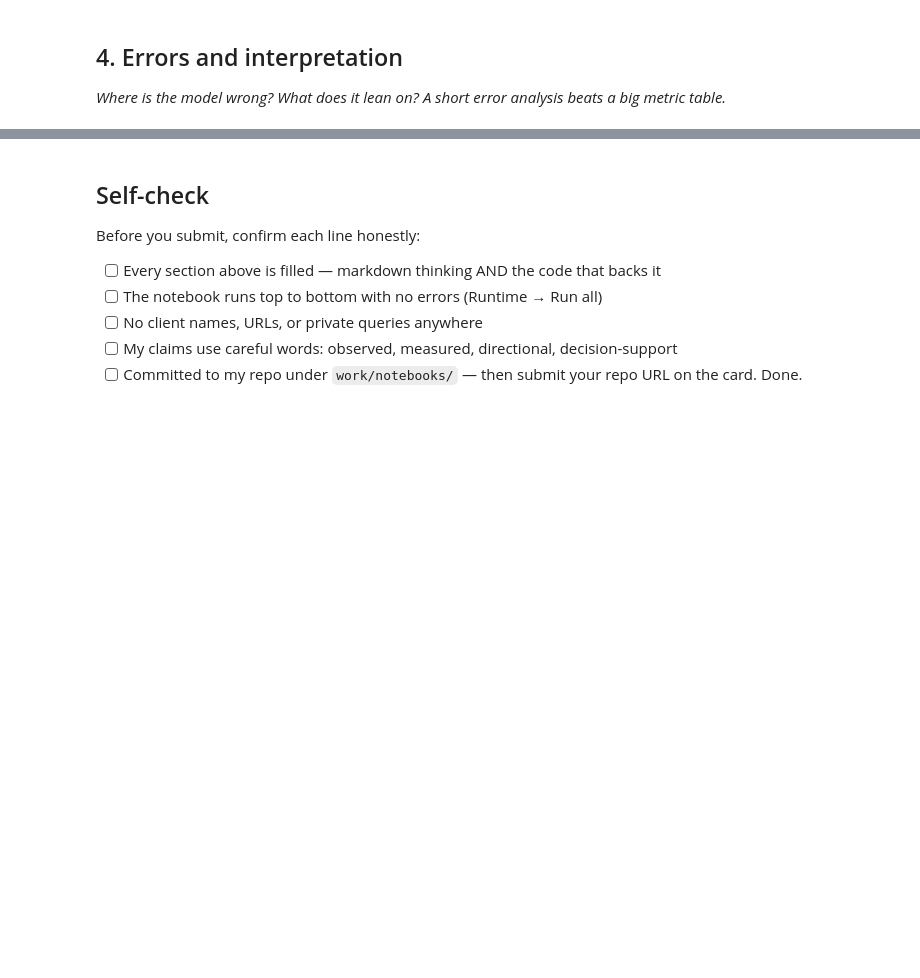
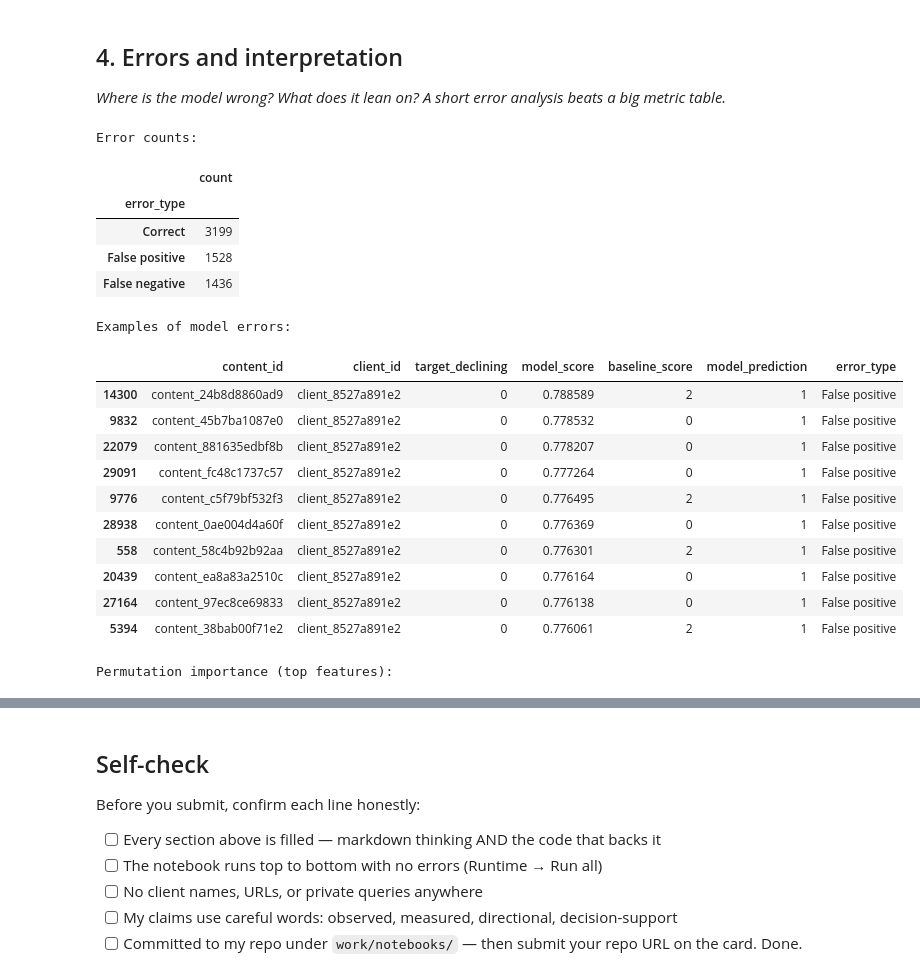
Before and after one commit to Shrinidhi-02/flyrank-machine-learning, a Jupyter notebook: work/notebooks/w05_model.ipynb, the cells around one changed output, grey strips where cells are left out. Cells and saved outputs as stored; diff of their text form; code cells hidden in the pictures; blank space fills up the shorter version.

Commit message:
ML-08: train and compare model with baseline

```diff
--- a/work/notebooks/w05_model.ipynb
+++ b/work/notebooks/w05_model.ipynb
@@ -36,0 +289,79 @@ This skeleton is yours to fill. Work the sections **in order** — each one has
+# %%
+# This cell is for CODE (numbers, a query, a check).
+# Write your text answer in the cell ABOVE this one — typing sentences here breaks Run All.
+# Create a readable error-analysis table.
+error_analysis = test_df[
+    ["content_id", "client_id", "target_declining"]
+].copy()
+
+error_analysis["model_score"] = model_scores
+error_analysis["baseline_score"] = baseline_scores
+error_analysis["model_prediction"] = (model_scores >= 0.5).astype(int)
+
+error_analysis["error_type"] = "Correct"
+error_analysis.loc[
+    (error_analysis["model_prediction"] == 1)
+    & (error_analysis["target_declining"] == 0),
+    "error_type"
+] = "False positive"
+
+error_analysis.loc[
+    (error_analysis["model_prediction"] == 0)
+    & (error_analysis["target_declining"] == 1),
+    "error_type"
+] = "False negative"
+
+print("Error counts:")
+display(error_analysis["error_type"].value_counts().to_frame("count"))
+
+print("\nExamples of model errors:")
+errors = error_analysis[
+    error_analysis["error_type"] != "Correct"
+].sort_values("model_score", ascending=False)
+
+display(errors.head(10))
+
+# Permutation importance on held-out clients.
+importance = permutation_importance(
+    model,
+    X_test,
+    y_test,
+    scoring="average_precision",
+    n_repeats=3,
+    random_state=42,
+)
+
+importance_table = pd.DataFrame({
+    "feature": feature_columns,
+    "importance_mean": importance.importances_mean,
+    "importance_std": importance.importances_std,
+}).sort_values("importance_mean", ascending=False)
+
+print("\nPermutation importance (top features):")
+display(importance_table.head(10).round(4))
+
+print("\nFinal checks:")
+print("Same test rows for both approaches:", len(baseline_scores) == len(model_scores))
+print("Test rows:", len(test_df))
+print("Baseline precision@20:", round(precision_at_k(y_test, baseline_scores, 20), 4))
+print("Model precision@20:", round(precision_at_k(y_test, model_scores, 20), 4))
+# %% [output]
+Error counts:
+|  | count |
+| error_type |  |
+| Correct | 3199 |
+| False positive | 1528 |
+| False negative | 1436 |
+Examples of model errors:
+|  | content_id | client_id | target_declining | model_score | baseline_score | model_prediction | error_type |
+| 14300 | content_24b8d8860ad9 | client_8527a891e2 | 0 | 0.788589 | 2 | 1 | False positive |
+| 9832 | content_45b7ba1087e0 | client_8527a891e2 | 0 | 0.778532 | 0 | 1 | False positive |
+| 22079 | content_881635edbf8b | client_8527a891e2 | 0 | 0.778207 | 0 | 1 | False positive |
+| 29091 | content_fc48c1737c57 | client_8527a891e2 | 0 | 0.777264 | 0 | 1 | False positive |
+| 9776 | content_c5f79bf532f3 | client_8527a891e2 | 0 | 0.776495 | 2 | 1 | False positive |
+| 28938 | content_0ae004d4a60f | client_8527a891e2 | 0 | 0.776369 | 0 | 1 | False positive |
+| 558 | content_58c4b92b92aa | client_8527a891e2 | 0 | 0.776301 | 2 | 1 | False positive |
+| 20439 | content_ea8a83a2510c | client_8527a891e2 | 0 | 0.776164 | 0 | 1 | False positive |
+| 27164 | content_97ec8ce69833 | client_8527a891e2 | 0 | 0.776138 | 0 | 1 | False positive |
+| 5394 | content_38bab00f71e2 | client_8527a891e2 | 0 | 0.776061 | 2 | 1 | False positive |
+Permutation importance (top features):
```
Also changed, not shown: parts of 12 cells of this notebook.
